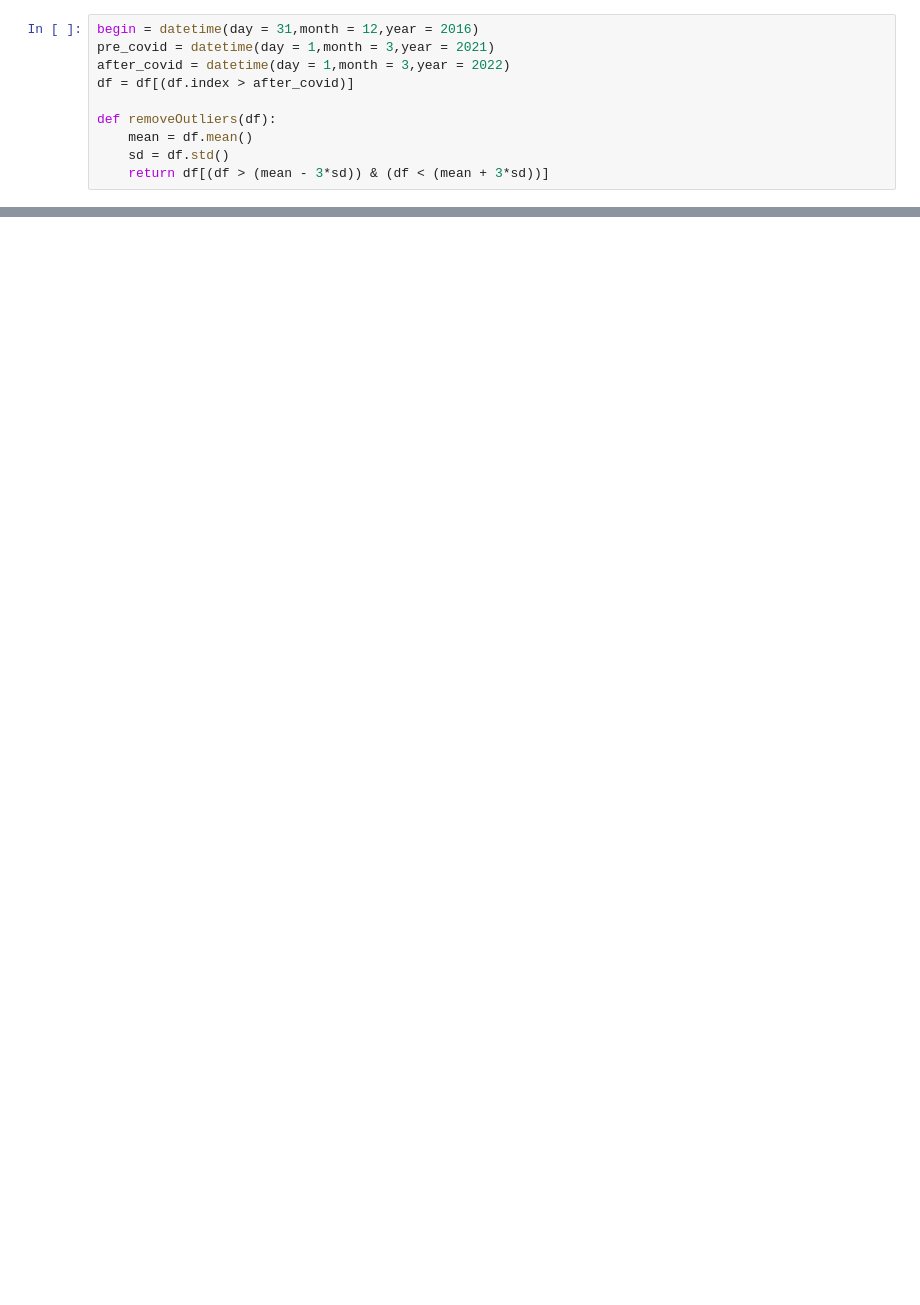
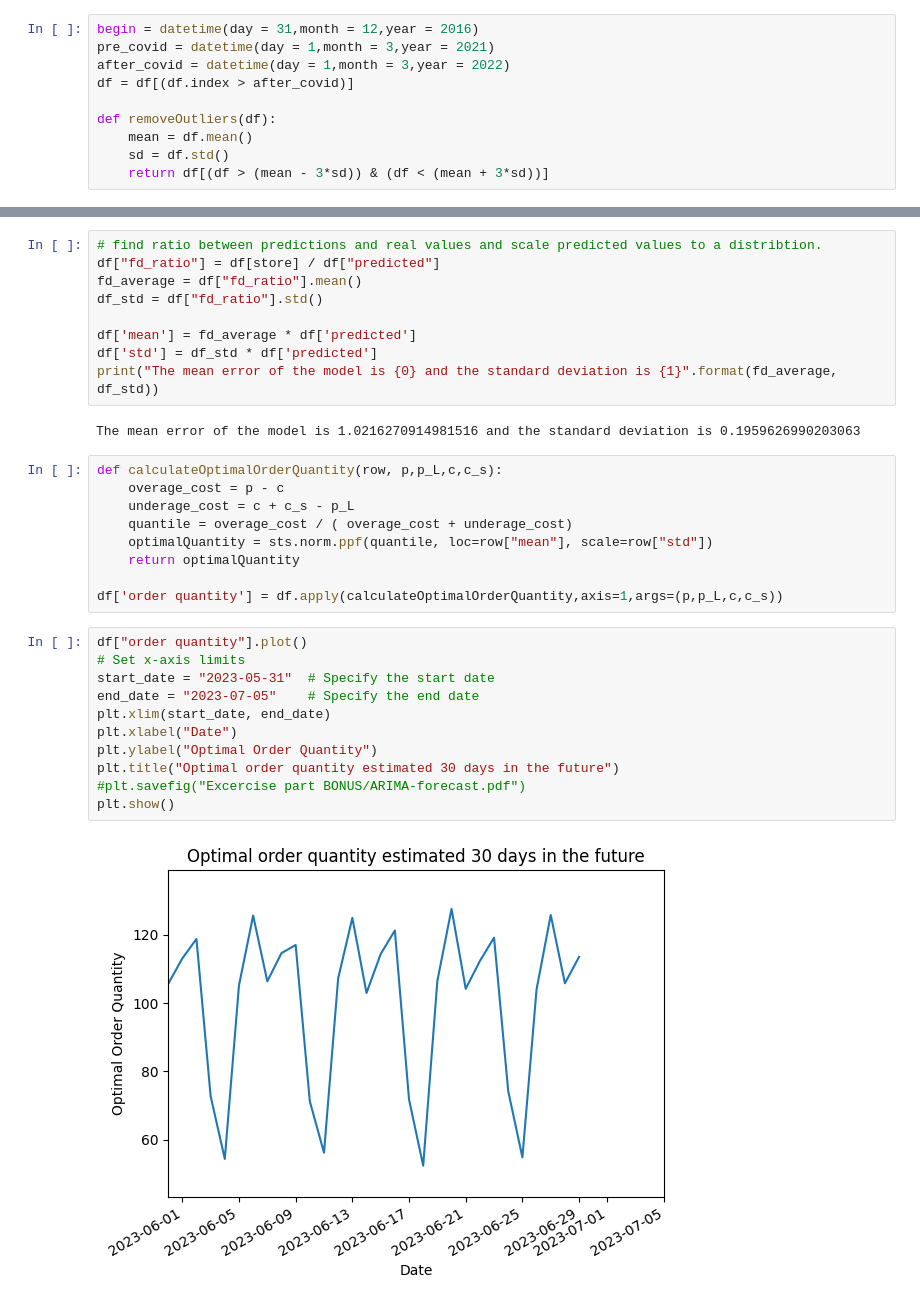
Before and after one commit to Marijn2404/TheThirdPiGame, a Jupyter notebook: Excercise part BONUS.ipynb, the cells around one changed output, grey strips where cells are left out. Drawn from its saved outputs; the diff is of its cells as text; blank space fills up the shorter version.

```diff
--- a/Excercise part BONUS.ipynb
+++ b/Excercise part BONUS.ipynb
@@ -77,0 +98,33 @@ Critical Values:
+# %%
+# find ratio between predictions and real values and scale predicted values to a distribtion.
+df["fd_ratio"] = df[store] / df["predicted"]
+fd_average = df["fd_ratio"].mean()
+df_std = df["fd_ratio"].std()
+
+df['mean'] = fd_average * df['predicted']
+df['std'] = df_std * df['predicted']
+print("The mean error of the model is {0} and the standard deviation is {1}".format(fd_average, df_std))
+# %% [output]
+The mean error of the model is 1.0216270914981516 and the standard deviation is 0.1959626990203063
+# %%
+def calculateOptimalOrderQuantity(row, p,p_L,c,c_s):
+    overage_cost = p - c
+    underage_cost = c + c_s - p_L
+    quantile = overage_cost / ( overage_cost + underage_cost)
+    optimalQuantity = sts.norm.ppf(quantile, loc=row["mean"], scale=row["std"])
+    return optimalQuantity
+
+df['order quantity'] = df.apply(calculateOptimalOrderQuantity,axis=1,args=(p,p_L,c,c_s))
+# %%
+df["order quantity"].plot()
+# Set x-axis limits
+start_date = "2023-05-31"  # Specify the start date
+end_date = "2023-07-05"    # Specify the end date
+plt.xlim(start_date, end_date)
+plt.xlabel("Date")
+plt.ylabel("Optimal Order Quantity")
+plt.title("Optimal order quantity estimated 30 days in the future")
+#plt.savefig("Excercise part BONUS/ARIMA-forecast.pdf")
+plt.show()
+# %% [output]
+[figure, added]
```
Also changed, not shown: parts of 12 cells of this notebook, 32 other files.
